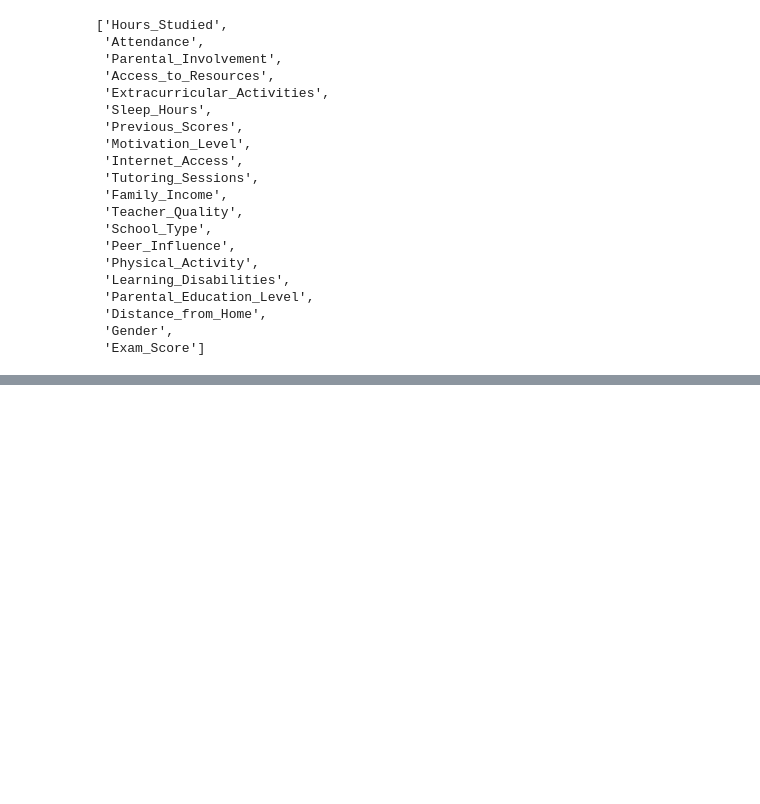
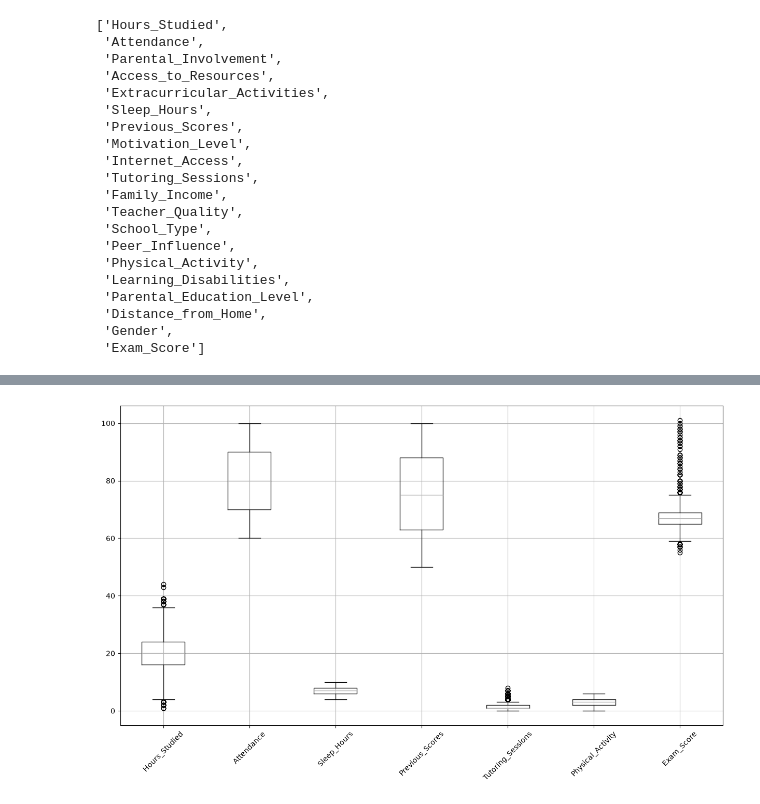
Before and after one commit to Ankushh0027/Machine-Learning-Projects, a Jupyter notebook: 01_Student_Performance_Predictor/notebooks/student_performance.ipynb, the cells around one changed output, grey strips where cells are left out. Cells and saved outputs as stored; diff of their text form; code cells hidden in the pictures; blank space fills up the shorter version.

```diff
--- a/01_Student_Performance_Predictor/notebooks/student_performance.ipynb
+++ b/01_Student_Performance_Predictor/notebooks/student_performance.ipynb
@@ -133,0 +222,6 @@ df.columns.tolist()
+# %%
+plt.figure(figsize=(15,8))
+df.select_dtypes(include=["int64","float64"]).boxplot(rot=45)
+plt.show()
+# %% [output]
+[figure, added]
```
Also changed, not shown: parts of 14 cells of this notebook.
